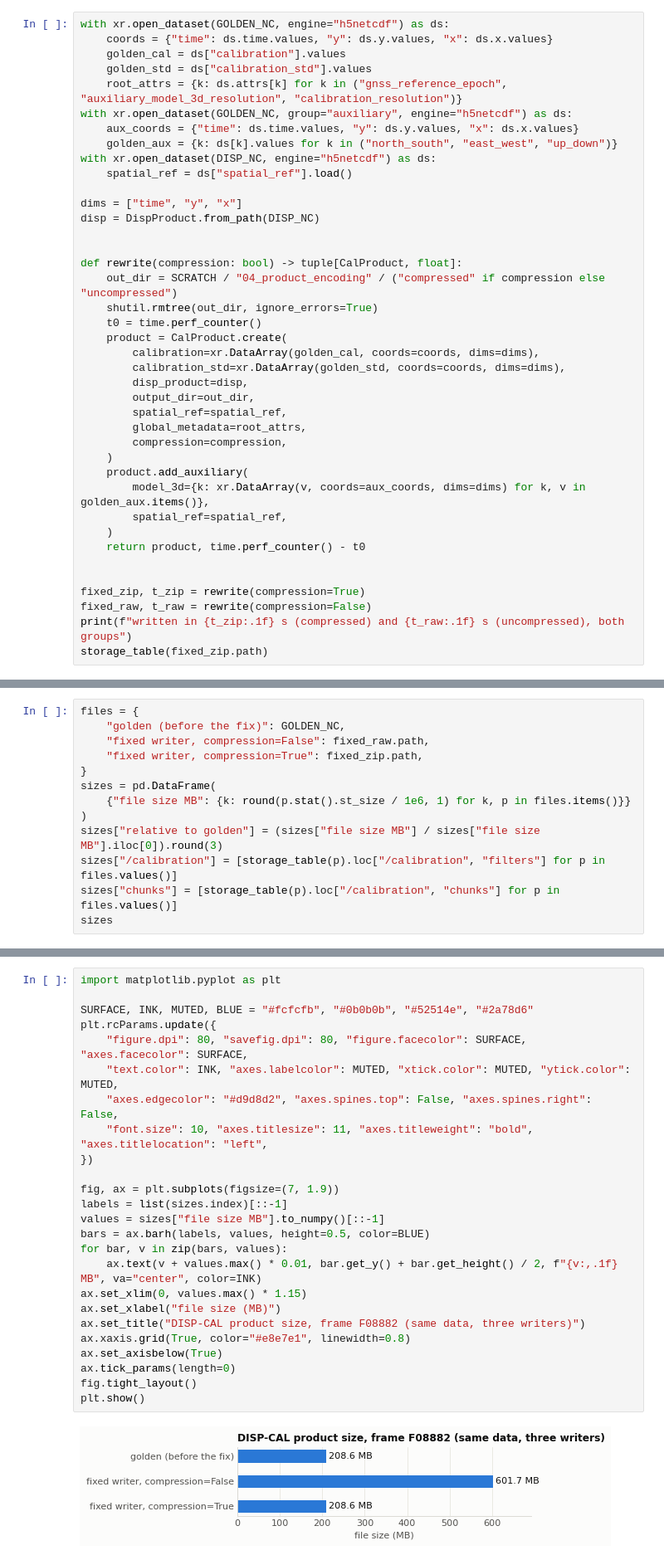
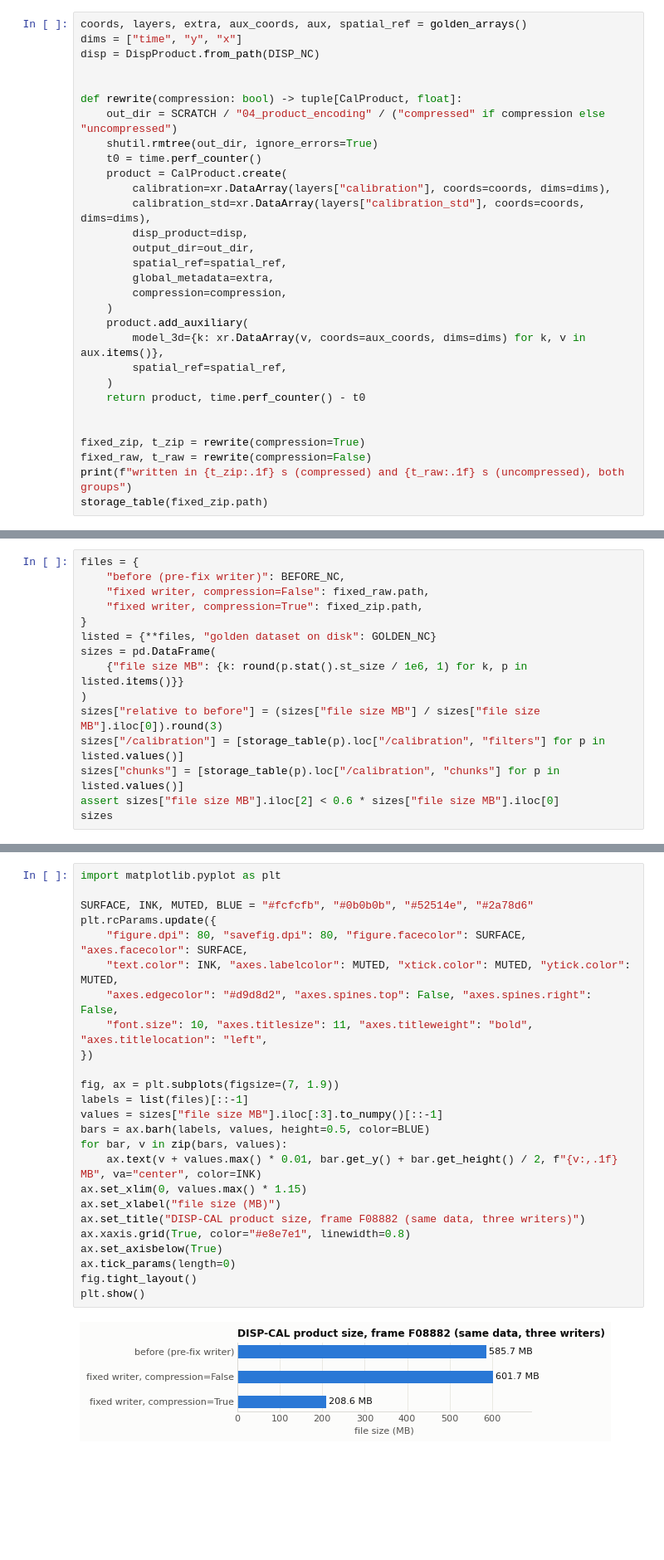
Before and after one commit to mgovorcin/cal-disp, a Jupyter notebook: docs/notebooks/04_product_encoding.ipynb, the cells around one changed output, grey strips where cells are left out. Shown at 83% size. Saved outputs shown, nothing was run; the diff lists cells and outputs as text; blank space fills up the shorter version.

```diff
--- a/docs/notebooks/04_product_encoding.ipynb
+++ b/docs/notebooks/04_product_encoding.ipynb
@@ -116,15 +187,5 @@ groups (a few kB of scalars and strings) are left out because they do not affect
 # %%
-with xr.open_dataset(GOLDEN_NC, engine="h5netcdf") as ds:
-    coords = {"time": ds.time.values, "y": ds.y.values, "x": ds.x.values}
-    golden_cal = ds["calibration"].values
-    golden_std = ds["calibration_std"].values
-    root_attrs = {k: ds.attrs[k] for k in ("gnss_reference_epoch", "auxiliary_model_3d_resolution", "calibration_resolution")}
-with xr.open_dataset(GOLDEN_NC, group="auxiliary", engine="h5netcdf") as ds:
-    aux_coords = {"time": ds.time.values, "y": ds.y.values, "x": ds.x.values}
-    golden_aux = {k: ds[k].values for k in ("north_south", "east_west", "up_down")}
-with xr.open_dataset(DISP_NC, engine="h5netcdf") as ds:
-    spatial_ref = ds["spatial_ref"].load()
-
+coords, layers, extra, aux_coords, aux, spatial_ref = golden_arrays()
 dims = ["time", "y", "x"]
 disp = DispProduct.from_path(DISP_NC)
 
@@ -134,16 +195,16 @@ def rewrite(compression: bool) -> tuple[CalProduct, float]:
     shutil.rmtree(out_dir, ignore_errors=True)
     t0 = time.perf_counter()
     product = CalProduct.create(
-        calibration=xr.DataArray(golden_cal, coords=coords, dims=dims),
-        calibration_std=xr.DataArray(golden_std, coords=coords, dims=dims),
+        calibration=xr.DataArray(layers["calibration"], coords=coords, dims=dims),
+        calibration_std=xr.DataArray(layers["calibration_std"], coords=coords, dims=dims),
         disp_product=disp,
         output_dir=out_dir,
         spatial_ref=spatial_ref,
-        global_metadata=root_attrs,
+        global_metadata=extra,
         compression=compression,
     )
     product.add_auxiliary(
-        model_3d={k: xr.DataArray(v, coords=aux_coords, dims=dims) for k, v in golden_aux.items()},
+        model_3d={k: xr.DataArray(v, coords=aux_coords, dims=dims) for k, v in aux.items()},
         spatial_ref=spatial_ref,
     )
     return product, time.perf_counter() - t0
@@ -181,14 +243,16 @@ Without filters the chunked layers take slightly more than their raw size (300.7
 # %%
 files = {
-    "golden (before the fix)": GOLDEN_NC,
+    "before (pre-fix writer)": BEFORE_NC,
     "fixed writer, compression=False": fixed_raw.path,
     "fixed writer, compression=True": fixed_zip.path,
 }
+listed = {**files, "golden dataset on disk": GOLDEN_NC}
 sizes = pd.DataFrame(
-    {"file size MB": {k: round(p.stat().st_size / 1e6, 1) for k, p in files.items()}}
+    {"file size MB": {k: round(p.stat().st_size / 1e6, 1) for k, p in listed.items()}}
 )
-sizes["relative to golden"] = (sizes["file size MB"] / sizes["file size MB"].iloc[0]).round(3)
-sizes["/calibration"] = [storage_table(p).loc["/calibration", "filters"] for p in files.values()]
-sizes["chunks"] = [storage_table(p).loc["/calibration", "chunks"] for p in files.values()]
+sizes["relative to before"] = (sizes["file size MB"] / sizes["file size MB"].iloc[0]).round(3)
+sizes["/calibration"] = [storage_table(p).loc["/calibration", "filters"] for p in listed.values()]
+sizes["chunks"] = [storage_table(p).loc["/calibration", "chunks"] for p in listed.values()]
+assert sizes["file size MB"].iloc[2] < 0.6 * sizes["file size MB"].iloc[0]
 sizes
 # %% [output]
@@ -199,30 +264,30 @@ sizes
 # %%
 import matplotlib.pyplot as plt
 
 SURFACE, INK, MUTED, BLUE = "#fcfcfb", "#0b0b0b", "#52514e", "#2a78d6"
 plt.rcParams.update({
     "figure.dpi": 80, "savefig.dpi": 80, "figure.facecolor": SURFACE, "axes.facecolor": SURFACE,
     "text.color": INK, "axes.labelcolor": MUTED, "xtick.color": MUTED, "ytick.color": MUTED,
     "axes.edgecolor": "#d9d8d2", "axes.spines.top": False, "axes.spines.right": False,
     "font.size": 10, "axes.titlesize": 11, "axes.titleweight": "bold", "axes.titlelocation": "left",
 })
 
 fig, ax = plt.subplots(figsize=(7, 1.9))
-labels = list(sizes.index)[::-1]
-values = sizes["file size MB"].to_numpy()[::-1]
+labels = list(files)[::-1]
+values = sizes["file size MB"].iloc[:3].to_numpy()[::-1]
 bars = ax.barh(labels, values, height=0.5, color=BLUE)
 for bar, v in zip(bars, values):
     ax.text(v + values.max() * 0.01, bar.get_y() + bar.get_height() / 2, f"{v:,.1f} MB", va="center", color=INK)
 ax.set_xlim(0, values.max() * 1.15)
 ax.set_xlabel("file size (MB)")
 ax.set_title("DISP-CAL product size, frame F08882 (same data, three writers)")
 ax.xaxis.grid(True, color="#e8e7e1", linewidth=0.8)
 ax.set_axisbelow(True)
 ax.tick_params(length=0)
 fig.tight_layout()
 plt.show()
 # %% [output]
-[figure, old version]
+[figure, new version]
 # %% [markdown]
 ## 4. Reading a 512×512 window
 
```
Also changed, not shown: parts of 15 cells of this notebook.
